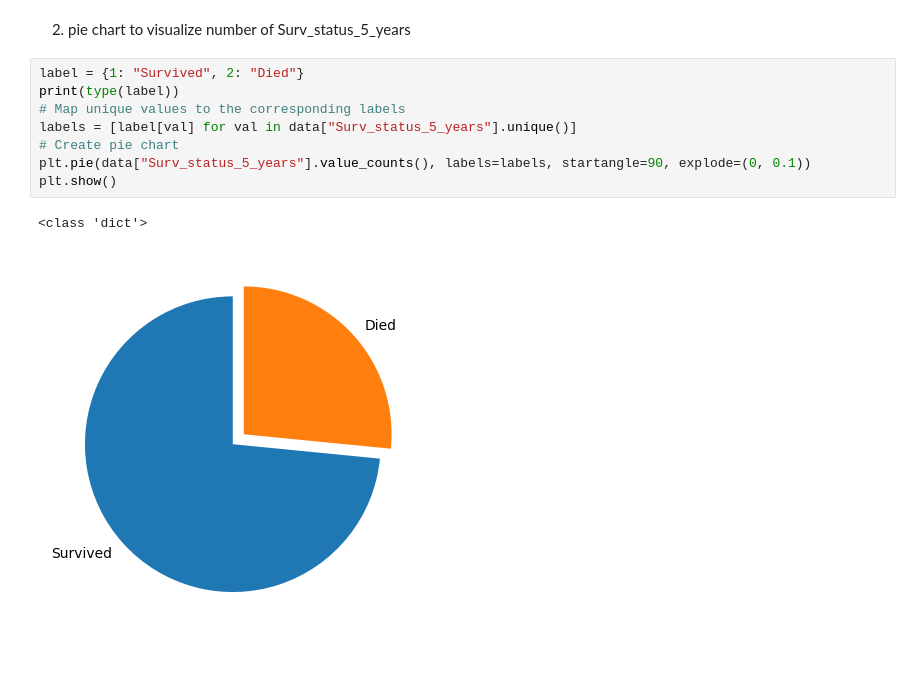
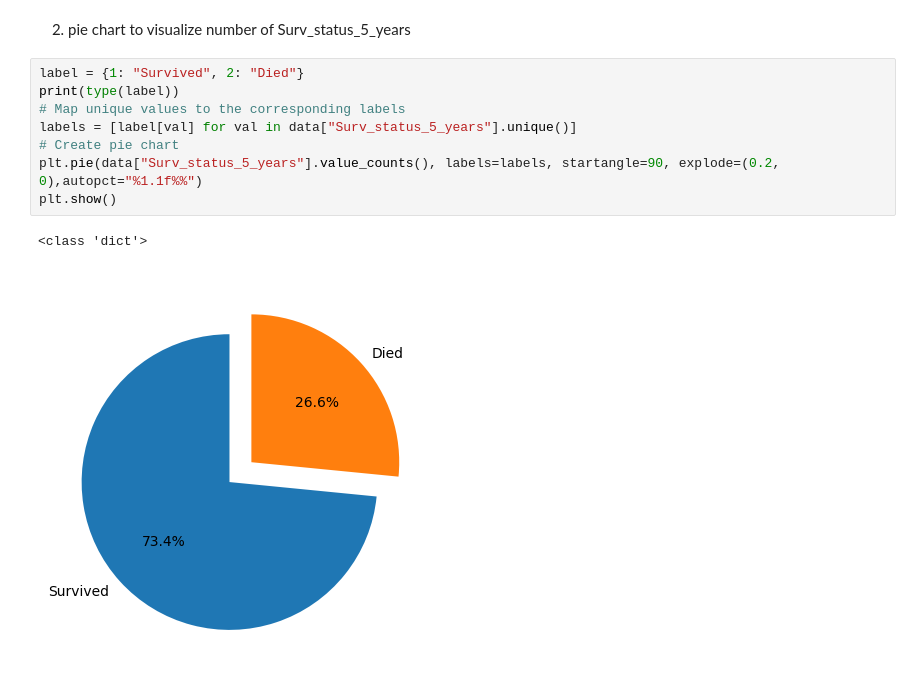
Before and after one commit to anubrata01/Data-mining-college-Assignment, a Jupyter notebook: Haberman’s_Survival_Dataset.ipynb, the cells around one changed output. Drawn from its saved outputs; the diff is of its cells as text.

```diff
--- a/Haberman’s_Survival_Dataset.ipynb
+++ b/Haberman’s_Survival_Dataset.ipynb
@@ -182,11 +201,11 @@ plt.show()
 # %%
 label = {1: "Survived", 2: "Died"}
 print(type(label))
 # Map unique values to the corresponding labels
 labels = [label[val] for val in data["Surv_status_5_years"].unique()]
 # Create pie chart
-plt.pie(data["Surv_status_5_years"].value_counts(), labels=labels, startangle=90, explode=(0, 0.1))
+plt.pie(data["Surv_status_5_years"].value_counts(), labels=labels, startangle=90, explode=(0.2, 0),autopct="%1.1f%%")
 plt.show()
 # %% [output]
 <class 'dict'>
-[figure, old version]
+[figure, new version]
```
Also changed, not shown: parts of 38 cells of this notebook.
